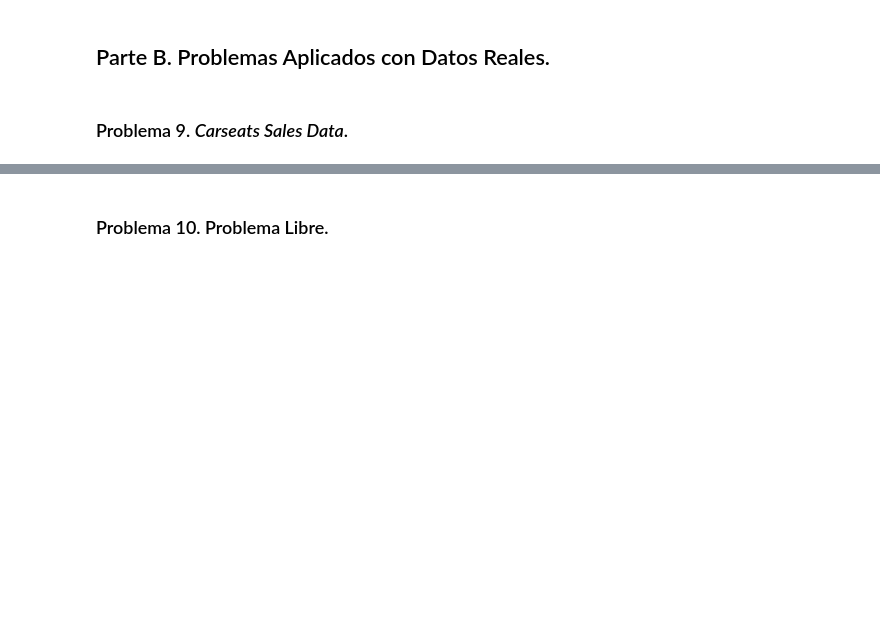
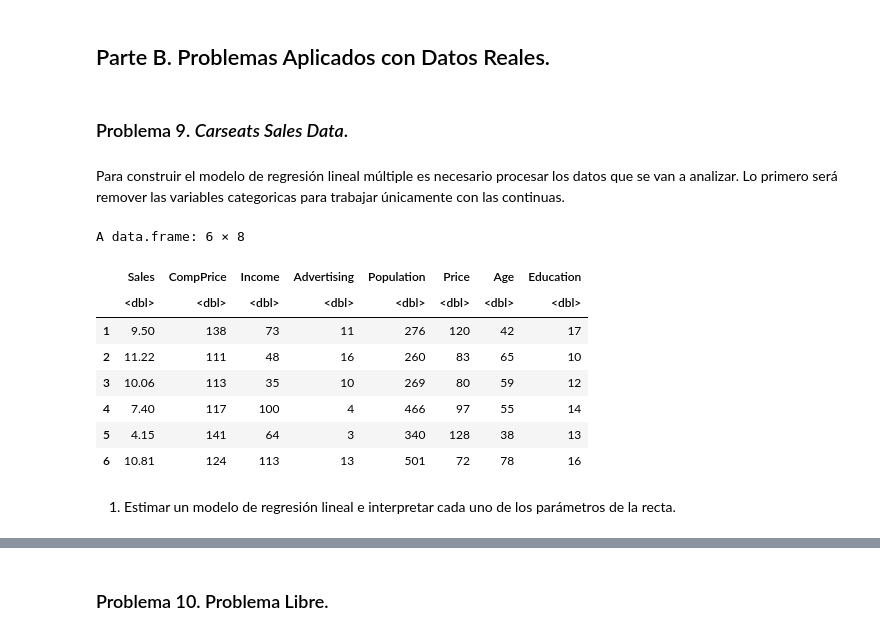
Before and after one commit to MantiMantilla/MEL-2022-2, a Jupyter notebook: Tareas/Tarea 1/Tarea 1.ipynb, the cells around one changed output, grey strips where cells are left out. Saved outputs shown, nothing was run; the diff lists cells and outputs as text; code cells hidden in the pictures; blank space fills up the shorter version.

```diff
--- a/Tareas/Tarea 1/Tarea 1.ipynb
+++ b/Tareas/Tarea 1/Tarea 1.ipynb
@@ -1190,3 +1190,23 @@ Ya se ve que la expresión $\frac{1}{\sigma^2}||\mathbb{Y} -  \hat{\mathbb{Y}}||
 ## Parte B. Problemas Aplicados con Datos Reales.
 # %% [markdown]
 ### Problema 9. _Carseats Sales Data_.
+# %% [markdown]
+Para construir el modelo de regresión lineal múltiple es necesario procesar los datos que se van a analizar. Lo primero será remover las variables categoricas para trabajar únicamente con las continuas.
+# %%
+# Uploading library and processing data
+library(ISLR)
+categorical_variables = c(7,10,11)
+data=Carseats[,-categorical_variables] #remove non-continuous variables # nolint
+head(data)
+# %% [output]
+A data.frame: 6 × 8
+|  | Sales | CompPrice | Income | Advertising | Population | Price | Age | Education |
+|  | <dbl> | <dbl> | <dbl> | <dbl> | <dbl> | <dbl> | <dbl> | <dbl> |
+| 1 | 9.50 | 138 | 73 | 11 | 276 | 120 | 42 | 17 |
+| 2 | 11.22 | 111 | 48 | 16 | 260 | 83 | 65 | 10 |
+| 3 | 10.06 | 113 | 35 | 10 | 269 | 80 | 59 | 12 |
+| 4 | 7.40 | 117 | 100 | 4 | 466 | 97 | 55 | 14 |
+| 5 | 4.15 | 141 | 64 | 3 | 340 | 128 | 38 | 13 |
+| 6 | 10.81 | 124 | 113 | 13 | 501 | 72 | 78 | 16 |
+# %% [markdown]
+1. Estimar un modelo de regresión lineal e interpretar cada uno de los parámetros de la recta.
```
Also changed, not shown: parts of 3 cells of this notebook.
